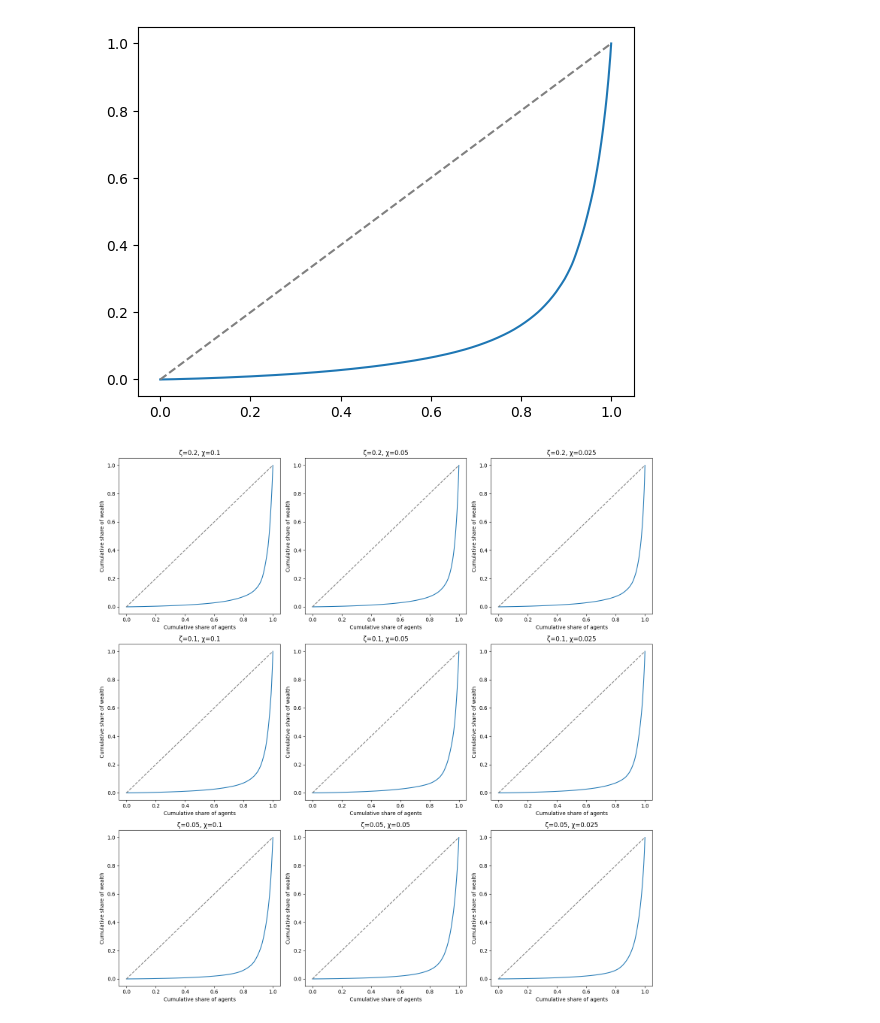
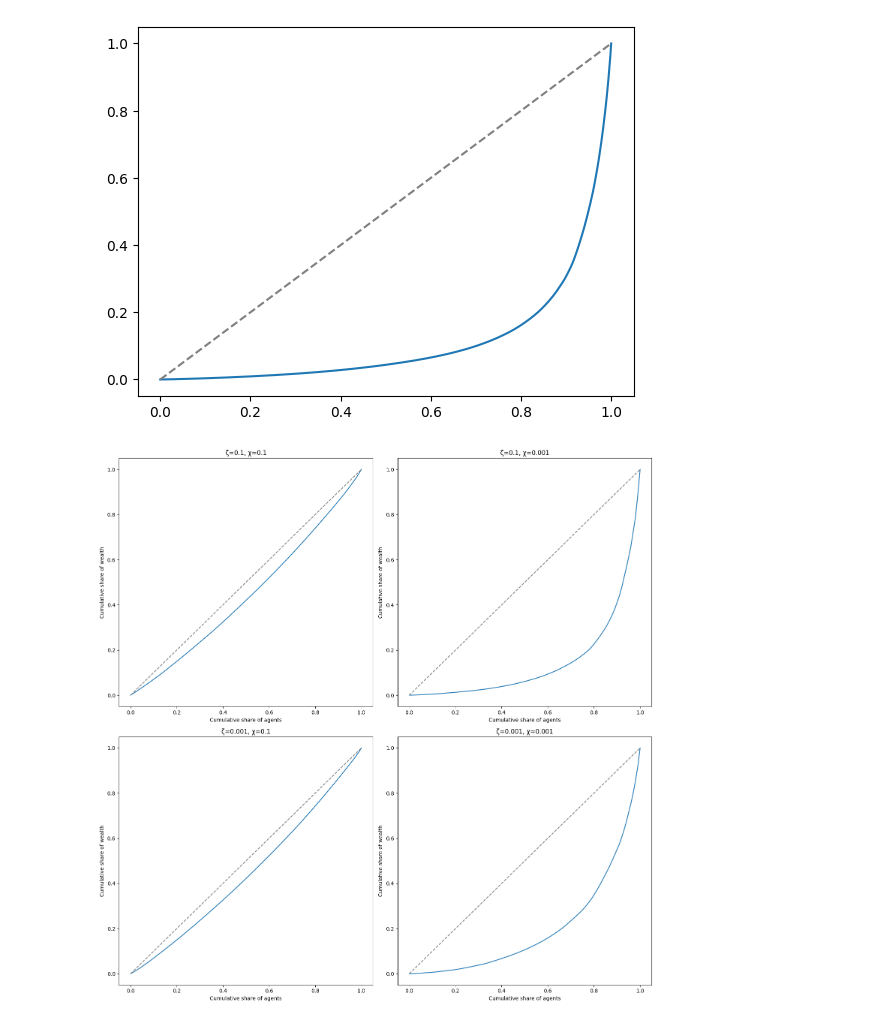
Before and after one commit to ruthilberry/random-asset-exchange, a Jupyter notebook: ys_experiments.ipynb, the cells around one changed output. Drawn from its saved outputs; the diff is of its cells as text; code cells hidden in the pictures.

```diff
--- a/ys_experiments.ipynb
+++ b/ys_experiments.ipynb
@@ -53,39 +60,40 @@ plt.show()
 [figure]
 # %%
 # zeta and chi values
-zeta_values = [0.2, 0.1, 0.05]
-chi_values = [0.1, 0.05, 0.025]
+zeta_values = [0.1, 0.001]
+chi_values = [0.1, 0.001]
 
-fig, axes = plt.subplots(3, 3, figsize=(15, 15))
+fig, axes = plt.subplots(2, 2, figsize=(15, 15))
 
 for i, zeta in enumerate(zeta_values):
     for j, chi in enumerate(chi_values):
 
         ext = YardSaleModel(
-            n_agents=1_000,
+            n_agents=100,
+            initial_wealth= 1.0,
             f=0.1,
-            transaction_rule=WAARule(zeta=zeta_values[i]),
-            taxation=Taxation(chi=0.001, mean_wealth = chi_values[i]),
+            transaction_rule=WAARule(zeta=zeta),
+            taxation=Taxation(chi=chi, mean_wealth = 1.0),
         )
-        ext.run(n_steps=1_000, record_interval=1_000)
+        ext.run(n_steps=2000, record_interval=300)
 
         wealth = ext.agents
 
         sorted_wealth = np.sort(wealth)
         cum_wealth = np.cumsum(sorted_wealth)
         cum_wealth_normalized = cum_wealth / cum_wealth[-1]
         population = np.linspace(0, 1, len(wealth) + 1)
         cum_wealth_normalized = np.insert(cum_wealth_normalized, 0, 0)
 
         # Plot the Lorenz curve
         axes[i, j].plot(population, cum_wealth_normalized)
         axes[i, j].plot([0, 1], [0, 1], linestyle="--", color="gray")
         axes[i, j].set_title(f'ζ={zeta}, χ={chi}')
         axes[i, j].set_xlabel('Cumulative share of agents')
         axes[i, j].set_ylabel('Cumulative share of wealth')
 
 # Adjust layout
 plt.tight_layout()
 plt.show()
 # %% [output]
-[figure, old version]
+[figure, new version]
```
Also changed, not shown: parts of 2 cells of this notebook.
